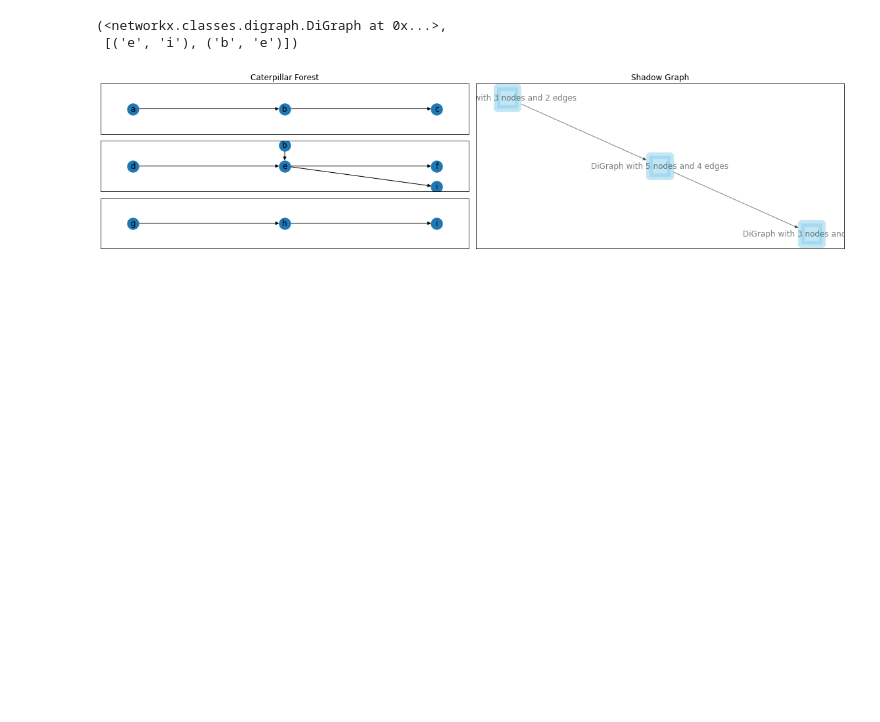
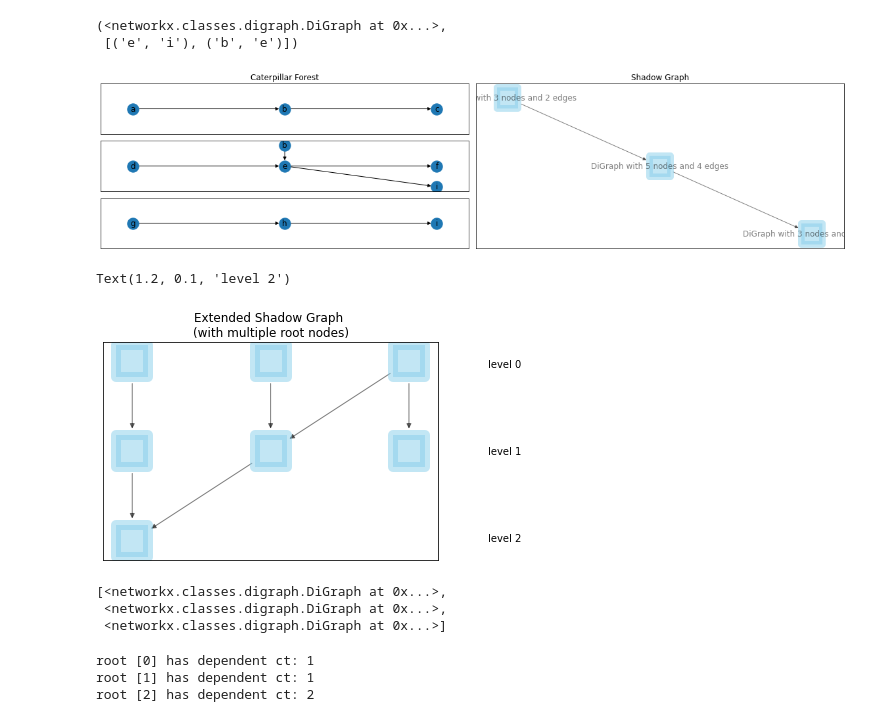
Before and after one commit to pnnl/datalife, a Jupyter notebook: scripts/caterpillar_forest.ipynb, the cells around one changed output. Cells and saved outputs as stored; diff of their text form; code cells hidden in the pictures; blank space fills up the shorter version.

```diff
--- a/scripts/caterpillar_forest.ipynb
+++ b/scripts/caterpillar_forest.ipynb
@@ -135,0 +175,13 @@ plt.show()
+# %%
+fig, ax = plt.subplots()
+ax.set_title('Extended Shadow Graph \n(with multiple root nodes)')
+nx.draw_networkx(cf, with_labels=False, pos=_pos, node_size=1000, node_color="skyblue", node_shape="s", alpha=0.5, linewidths=10)
+plt.text(1.2, 0.9, 'level 0', horizontalalignment='center',
+     verticalalignment='center', transform=ax.transAxes)
+plt.text(1.2, 0.5, 'level 1', horizontalalignment='center',
+     verticalalignment='center', transform=ax.transAxes)
+plt.text(1.2, 0.1, 'level 2', horizontalalignment='center',
+     verticalalignment='center', transform=ax.transAxes)
+# %% [output]
+Text(1.2, 0.1, 'level 2')
+[figure, added]
@@ -135,0 +197,7 @@ plt.show()
+# %%
+roots = get_roots(cf)
+roots
+# %% [output]
+[<networkx.classes.digraph.DiGraph at 0x...>,
+ <networkx.classes.digraph.DiGraph at 0x...>,
+ <networkx.classes.digraph.DiGraph at 0x...>]
@@ -135,0 +212,10 @@ plt.show()
+# %%
+cts_with_cnt = get_dependent_ct_count(cf, roots)
+idx = 0
+for root in roots:
+    print("root [{}] has dependent ct: {}".format(idx, cts_with_cnt[roots[idx]]))
+    idx += 1
+# %% [output]
+root [0] has dependent ct: 1
+root [1] has dependent ct: 1
+root [2] has dependent ct: 2
```
Also changed, not shown: parts of 7 cells of this notebook.
